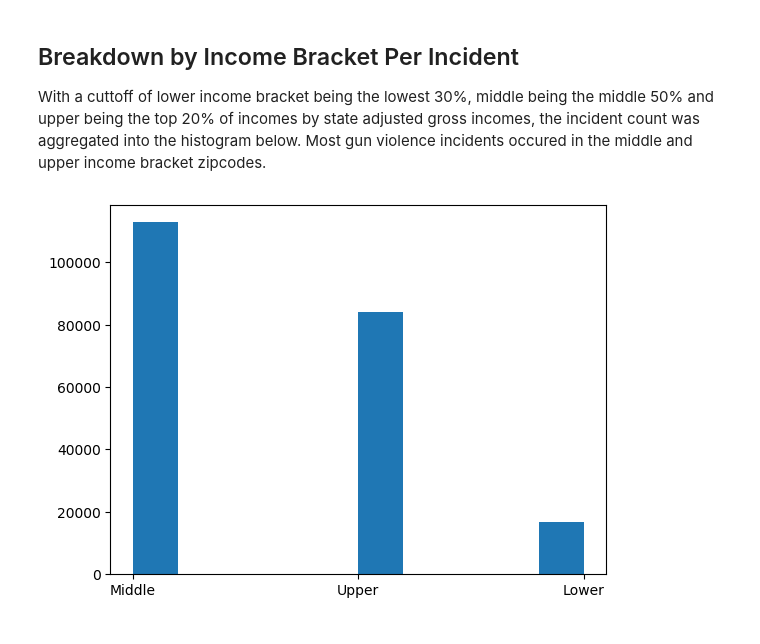
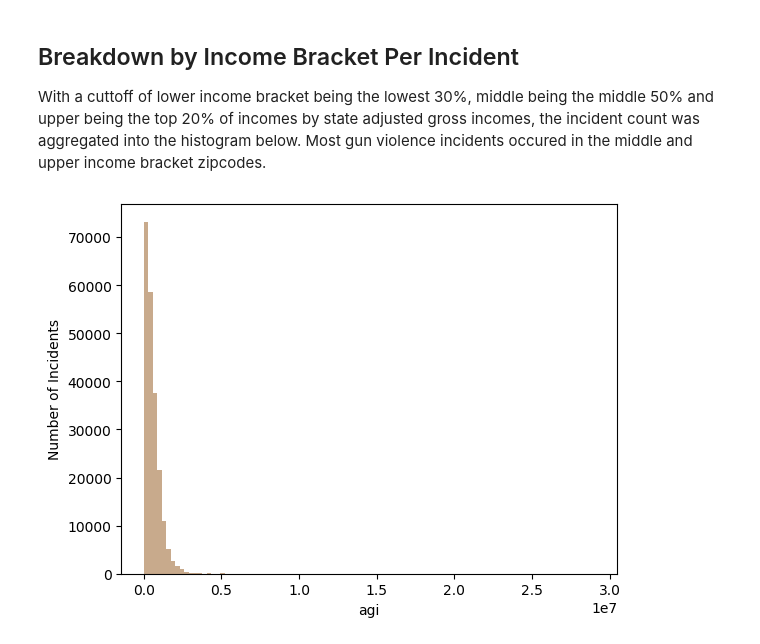
Before and after one commit to vivianndo/ads508_gunviolence, a Jupyter notebook: project.ipynb, the cells around one changed output. Drawn from its saved outputs; the diff is of its cells as text; code cells hidden in the pictures.

Commit message:
AGI distribution chart

```diff
--- a/project.ipynb
+++ b/project.ipynb
@@ -1362,8 +1362,10 @@ With a cuttoff of lower income bracket being the lowest 30%, middle being the mi
 # %%
 df_income = pd.read_csv("s3://sagemaker-us-east-1-898900188658/income_by_zip/zips_merged.csv")
 # %%
-plt.clf()
-plt.hist(df_income['groups'])
+import seaborn as sns
+plt.xlabel('Adjusted Gross Income By Zipcode (AGI)')
+plt.ylabel('Number of Incidents')
+sns.distplot(df_income['agi'],bins=100,kde=False)
 plt.show()
 # %% [output]
-[figure, old version]
+[figure, new version]
```
